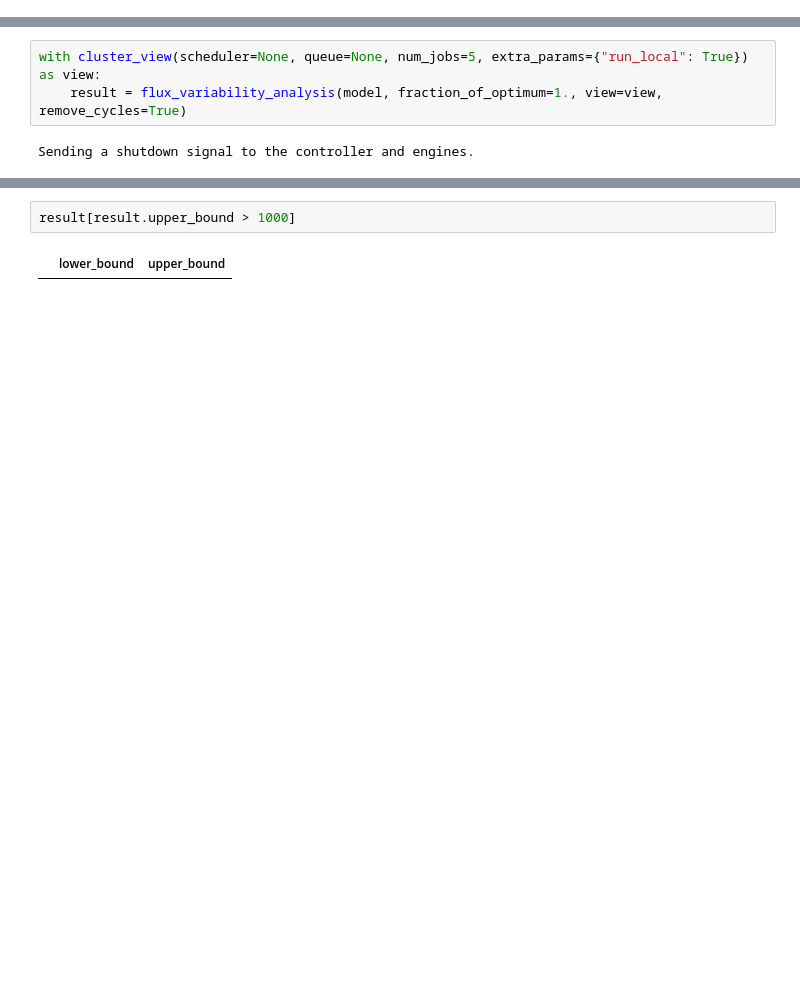
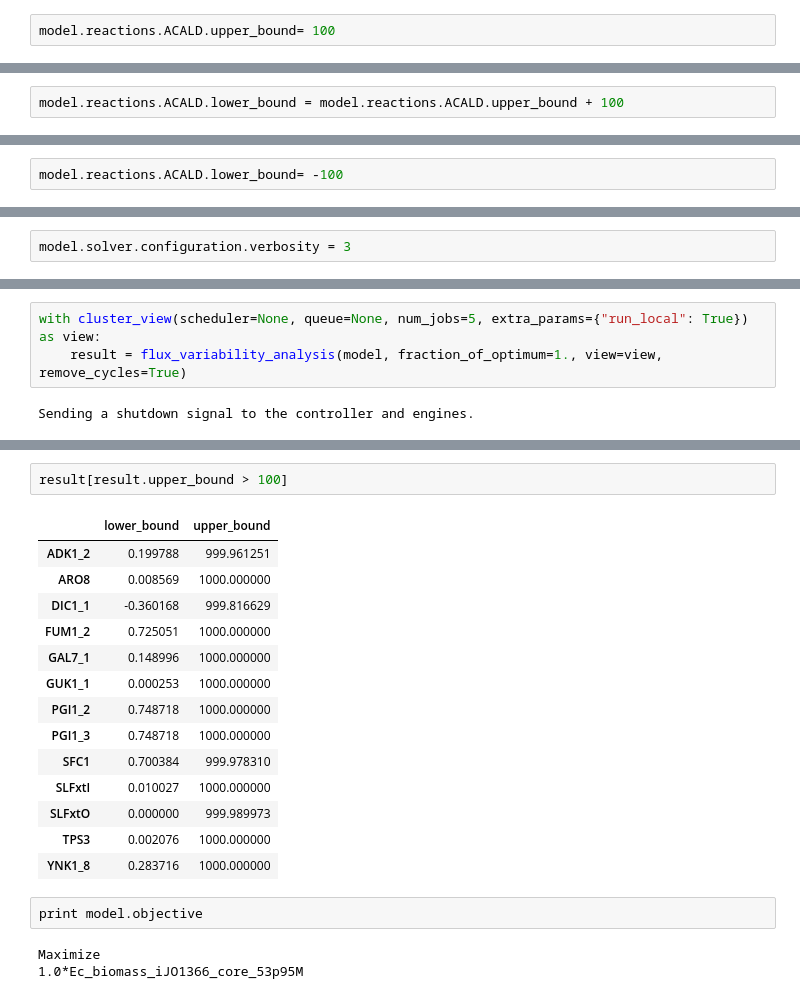
Before and after one commit to biosustain/cameo, a Jupyter notebook: examples/ipython-cluster-helper.ipynb, the cells around one changed output, grey strips where cells are left out. Drawn from its saved outputs; the diff is of its cells as text; blank space fills up the shorter version.

```diff
--- a/examples/ipython-cluster-helper.ipynb
+++ b/examples/ipython-cluster-helper.ipynb
@@ -8,0 +39,2 @@ model = load_model('../tests/data/iJO1366.xml')
+# %%
+model.reactions.ACALD.upper_bound= 100
@@ -8,0 +57,2 @@ model = load_model('../tests/data/iJO1366.xml')
+# %%
+model.reactions.ACALD.lower_bound = model.reactions.ACALD.upper_bound + 100
@@ -8,0 +73,2 @@ model = load_model('../tests/data/iJO1366.xml')
+# %%
+model.reactions.ACALD.lower_bound= -100
@@ -10,0 +116,2 @@ from cameo.parallel import SequentialView
+# %%
+model.solver.configuration.verbosity = 3
@@ -30,4 +162,22 @@ dtype: float64
 # %%
-result[result.upper_bound > 1000]
+result[result.upper_bound > 100]
 # %% [output]
 |  | lower_bound | upper_bound |
+| ADK1_2 | 0.199788 | 999.961251 |
+| ARO8 | 0.008569 | 1000.000000 |
+| DIC1_1 | -0.360168 | 999.816629 |
+| FUM1_2 | 0.725051 | 1000.000000 |
+| GAL7_1 | 0.148996 | 1000.000000 |
+| GUK1_1 | 0.000253 | 1000.000000 |
+| PGI1_2 | 0.748718 | 1000.000000 |
+| PGI1_3 | 0.748718 | 1000.000000 |
+| SFC1 | 0.700384 | 999.978310 |
+| SLFxtI | 0.010027 | 1000.000000 |
+| SLFxtO | 0.000000 | 999.989973 |
+| TPS3 | 0.002076 | 1000.000000 |
+| YNK1_8 | 0.283716 | 1000.000000 |
+# %%
+print model.objective
+# %% [output]
+Maximize
+1.0*Ec_biomass_iJO1366_core_53p95M
```
Also changed, not shown: parts of 26 cells of this notebook, 2 other files.
